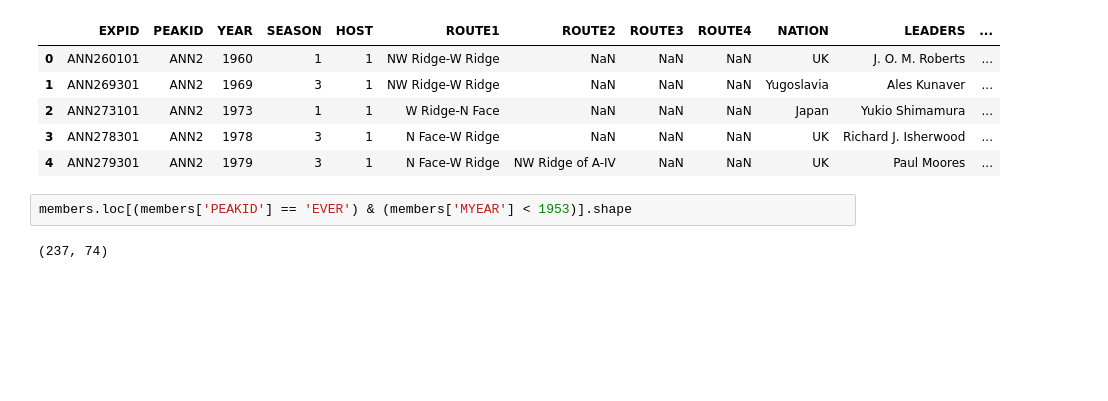
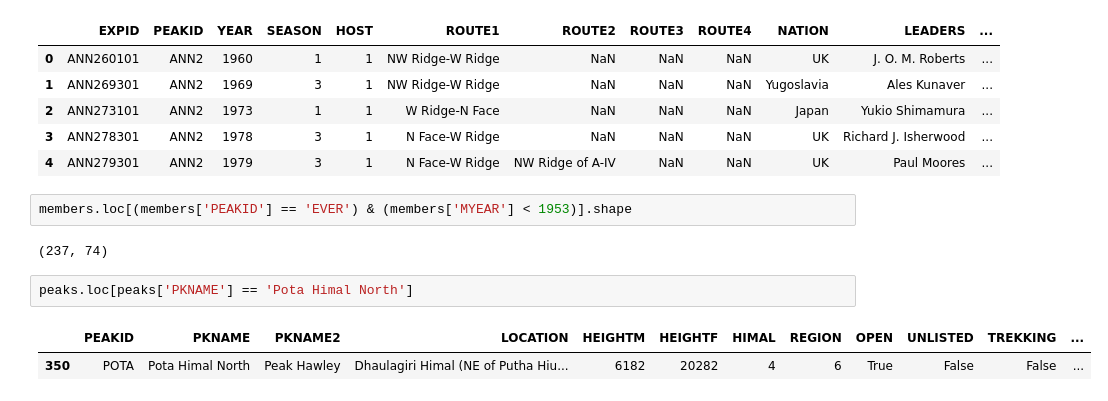
Before and after one commit to elbertwang3/himalayas, a Jupyter notebook: data/Untitled.ipynb, the cells around one changed output. Drawn from its saved outputs; the diff is of its cells as text; blank space fills up the shorter version.

```diff
--- a/data/Untitled.ipynb
+++ b/data/Untitled.ipynb
@@ -447,3 +447,8 @@ expeds.head()
 members.loc[(members['PEAKID'] == 'EVER') & (members['MYEAR'] < 1953)].shape
 # %% [output]
 (237, 74)
+# %%
+peaks.loc[peaks['PKNAME'] == 'Pota Himal North']
+# %% [output]
+|  | PEAKID | PKNAME | PKNAME2 | LOCATION | HEIGHTM | HEIGHTF | HIMAL | REGION | OPEN | UNLISTED | TREKKING | ... |
+| 350 | POTA | Pota Himal North | Peak Hawley | Dhaulagiri Himal (NE of Putha Hiu... | 6182 | 20282 | 4 | 6 | True | False | False | ... |
```
Also changed, not shown: parts of 7 cells of this notebook, 6 other files.
